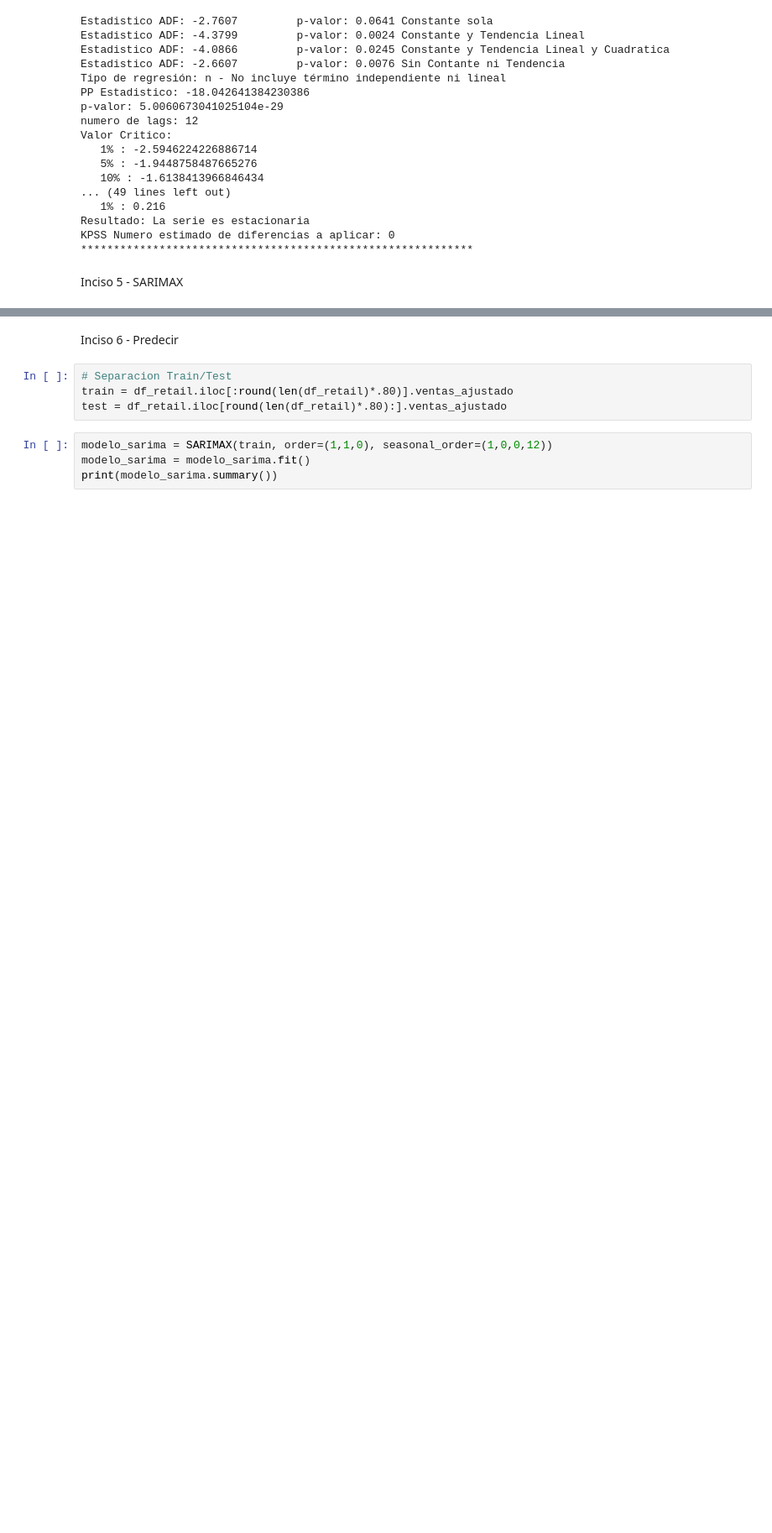
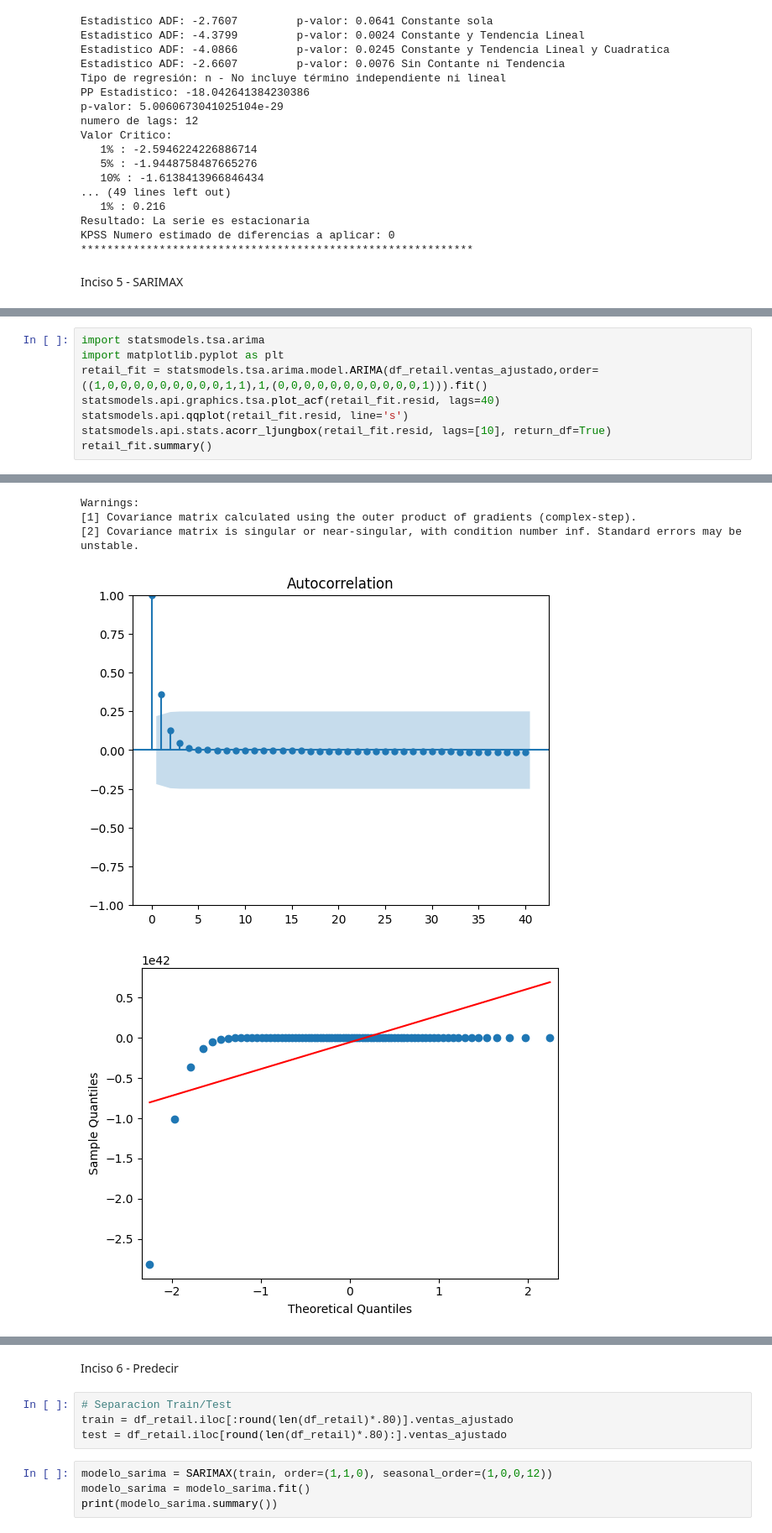
Before and after one commit to waldof86/AST, a Jupyter notebook: TP1/TP1 v2.ipynb, the cells around one changed output, grey strips where cells are left out. Shown at 84% size. Saved outputs shown, nothing was run; the diff lists cells and outputs as text; blank space fills up the shorter version.

Commit message:
Ajuste modelos manuales
Ajuste modelos manuales

```diff
--- a/TP1/TP1 v2.ipynb
+++ b/TP1/TP1 v2.ipynb
@@ -371,0 +372,9 @@ Total fit time: 3.475 seconds
+# %%
+import statsmodels.tsa.arima
+import matplotlib.pyplot as plt
+retail_fit = statsmodels.tsa.arima.model.ARIMA(df_retail.ventas_ajustado,order=((1,0,0,0,0,0,0,0,0,0,1,1),1,(0,0,0,0,0,0,0,0,0,0,0,1))).fit()
+statsmodels.api.graphics.tsa.plot_acf(retail_fit.resid, lags=40)
+statsmodels.api.qqplot(retail_fit.resid, line='s')
+statsmodels.api.stats.acorr_ljungbox(retail_fit.resid, lags=[10], return_df=True)
+retail_fit.summary()
+# %% [output]
@@ -371,0 +399,5 @@ Total fit time: 3.475 seconds
+Warnings:
+[1] Covariance matrix calculated using the outer product of gradients (complex-step).
+[2] Covariance matrix is singular or near-singular, with condition number inf. Standard errors may be unstable.
+[figure, added]
+[figure, added]
```
Also changed, not shown: parts of 6 cells of this notebook.
